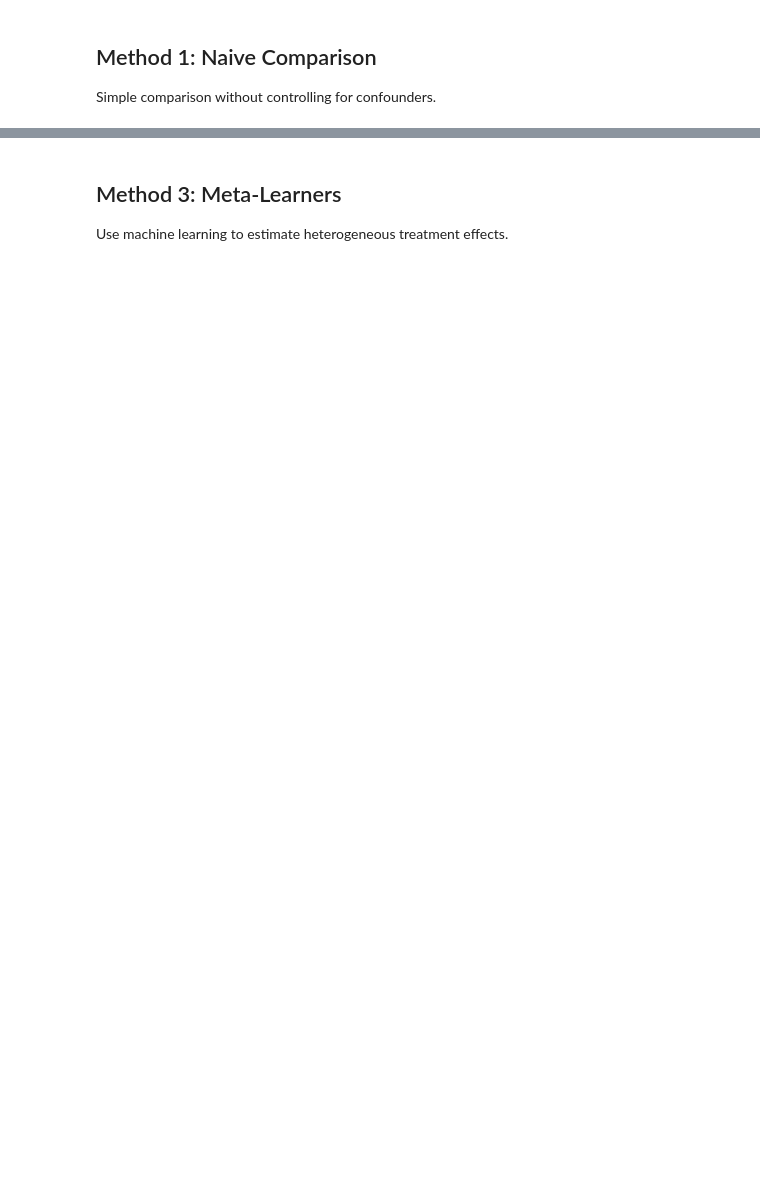
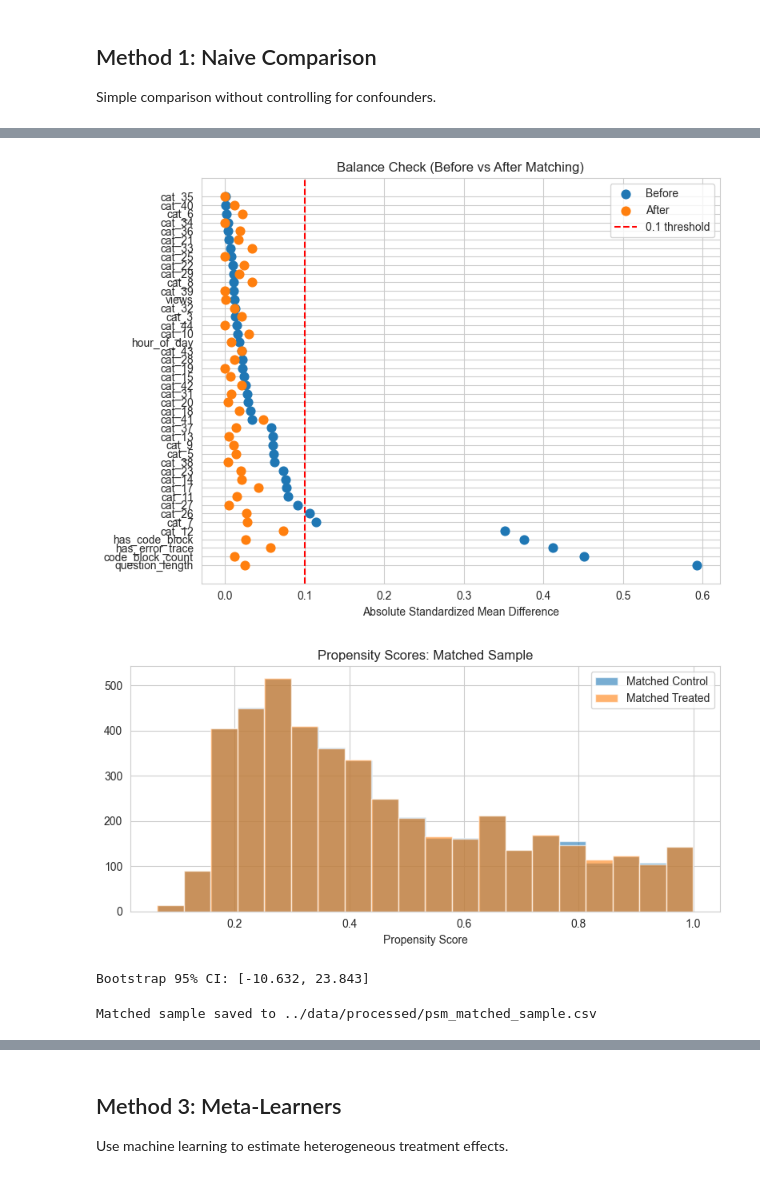
Before and after one commit to WazupSteve/torch_cuda, a Jupyter notebook: notebooks/03_causal_inference.ipynb, the cells around one changed output, grey strips where cells are left out. Saved outputs shown, nothing was run; the diff lists cells and outputs as text; code cells hidden in the pictures; blank space fills up the shorter version.

```diff
--- a/notebooks/03_causal_inference.ipynb
+++ b/notebooks/03_causal_inference.ipynb
@@ -185,0 +325,60 @@ print(f"95% CI: [{ate_psm - 1.96*ate_se:.2f}, {ate_psm + 1.96*ate_se:.2f}]")
+# %%
+# ---------- Step 6: Visual diagnostics ----------
+
+plt.figure(figsize=(8,6))
+y_pos = np.arange(len(smd_df))
+plt.scatter(smd_df['abs_SMD_before'], y_pos, label='Before', s=60)
+plt.scatter(smd_df['abs_SMD_after'], y_pos, label='After', s=60)
+plt.yticks(y_pos, smd_df['confounder'])
+plt.axvline(0.1, color='red', linestyle='--', label='0.1 threshold')
+plt.xlabel('Absolute Standardized Mean Difference')
+plt.title('Balance Check (Before vs After Matching)')
+plt.legend()
+plt.tight_layout()
+plt.show()
+
+matched_ps_treated = propensity_scores[matched_treated]
+matched_ps_control = propensity_scores[matched_control]
+
+plt.figure(figsize=(8,4))
+plt.hist(matched_ps_control, bins=20, alpha=0.6, label='Matched Control')
+plt.hist(matched_ps_treated, bins=20, alpha=0.6, label='Matched Treated')
+plt.title('Propensity Scores: Matched Sample')
+plt.xlabel('Propensity Score')
+plt.legend()
+plt.tight_layout()
+plt.show()
+# %% [output]
+[figure, added]
+[figure, added]
+# %%
+# ---------- Step 7: Bootstrap CI for ATE ----------
+import numpy as np
+
+B = 1000
+boot_ates = []
+n_pairs = len(pair_diffs)
+
+rng = np.random.default_rng(42)
+for _ in range(B):
+    idxs = rng.integers(0, n_pairs, size=n_pairs)
+    boot_ates.append(pair_diffs[idxs].mean())
+
+boot_lower = np.percentile(boot_ates, 2.5)
+boot_upper = np.percentile(boot_ates, 97.5)
+
+print(f"Bootstrap 95% CI: [{boot_lower:.3f}, {boot_upper:.3f}]")
+# %% [output]
+Bootstrap 95% CI: [-10.632, 23.843]
+# %%
+# ---------- Step 8: Save matched dataset ----------
+matched_df = df_resolved.iloc[np.concatenate([matched_treated, matched_control])].copy()
+pair_ids = np.repeat(np.arange(len(matched_treated)), 2)
+roles = ['treated','control'] * len(matched_treated)
+matched_df = matched_df.reset_index(drop=True)
+matched_df['pair_id'] = pair_ids
+matched_df['role'] = roles[:len(matched_df)]
+matched_df.to_csv('../data/processed/psm_matched_sample.csv', index=False)
+print("Matched sample saved to ../data/processed/psm_matched_sample.csv")
+# %% [output]
+Matched sample saved to ../data/processed/psm_matched_sample.csv
```
Also changed, not shown: parts of 23 cells of this notebook.
